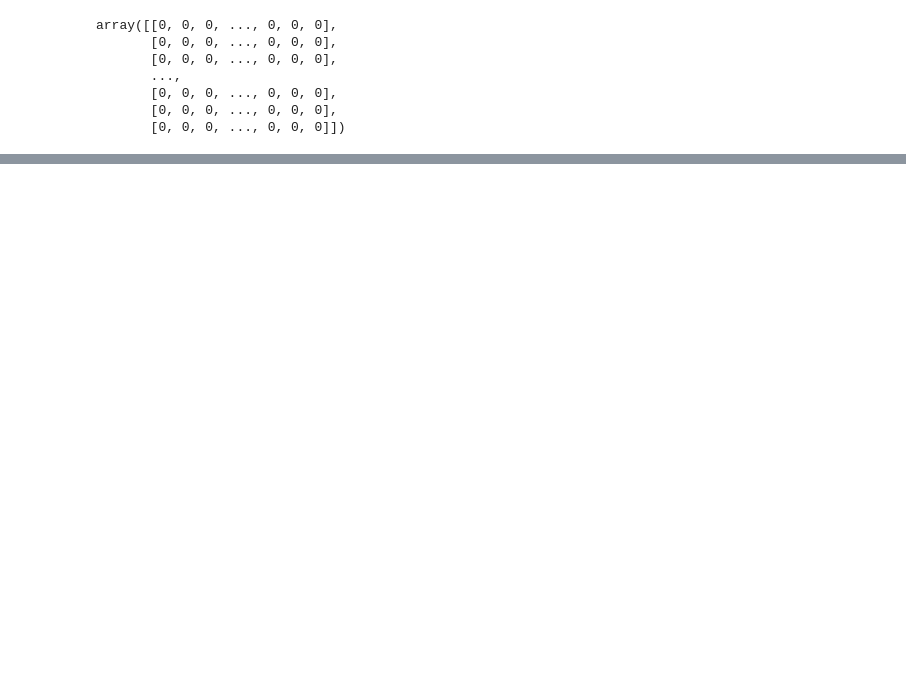
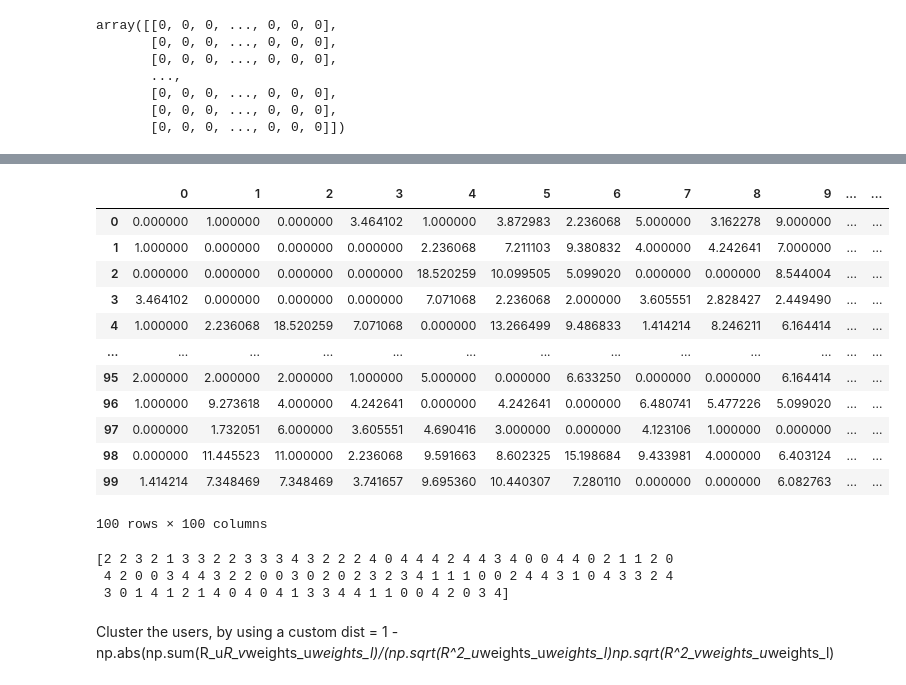
Before and after one commit to ThanosApostolou/aics-pattern-recognition, a Jupyter notebook: IMDB.ipynb, the cells around one changed output, grey strips where cells are left out. Saved outputs shown, nothing was run; the diff lists cells and outputs as text; code cells hidden in the pictures; blank space fills up the shorter version.

```diff
--- a/IMDB.ipynb
+++ b/IMDB.ipynb
@@ -334,17 +376,2 @@ AttributeError: 'numpy.ndarray' object has no attribute 'iloc'
-# %%
-# Compute the binary matrix
-binary_matrix = ratings_matrix.notna().astype(int)
-
-# Compute the pairwise distances between the binary rows
-row_norms = np.sum(binary_matrix ** 2, axis=1)
-dot_product = binary_matrix @ binary_matrix.T
-distance_matrix_binary = np.sqrt(row_norms[:, np.newaxis] + row_norms - 2*dot_product)
-
-# Compute the pairwise distances between the ratings
-rating_diff = ratings_matrix.values[:, np.newaxis, :] - ratings_matrix.values
-distance_matrix_rating = np.sqrt(np.sum((binary_matrix[:, np.newaxis, :] * rating_diff) ** 2, axis=-1))
-
-# Compute the weighted Euclidean distance
-weighted_distance_matrix = distance_matrix_rating * distance_matrix_binary
 # %%
 D
@@ -365,10 +393,33 @@ D
+# %%
+df_euclidean = pd.DataFrame(Dist_euclidean)
+df_euclidean
+# %% [output]
+|  | 0 | 1 | 2 | 3 | 4 | 5 | 6 | 7 | 8 | 9 | ... | ... |
+| 0 | 0.000000 | 1.000000 | 0.000000 | 3.464102 | 1.000000 | 3.872983 | 2.236068 | 5.000000 | 3.162278 | 9.000000 | ... | ... |
+| 1 | 1.000000 | 0.000000 | 0.000000 | 0.000000 | 2.236068 | 7.211103 | 9.380832 | 4.000000 | 4.242641 | 7.000000 | ... | ... |
+| 2 | 0.000000 | 0.000000 | 0.000000 | 0.000000 | 18.520259 | 10.099505 | 5.099020 | 0.000000 | 0.000000 | 8.544004 | ... | ... |
+| 3 | 3.464102 | 0.000000 | 0.000000 | 0.000000 | 7.071068 | 2.236068 | 2.000000 | 3.605551 | 2.828427 | 2.449490 | ... | ... |
+| 4 | 1.000000 | 2.236068 | 18.520259 | 7.071068 | 0.000000 | 13.266499 | 9.486833 | 1.414214 | 8.246211 | 6.164414 | ... | ... |
+| ... | ... | ... | ... | ... | ... | ... | ... | ... | ... | ... | ... | ... |
+| 95 | 2.000000 | 2.000000 | 2.000000 | 1.000000 | 5.000000 | 0.000000 | 6.633250 | 0.000000 | 0.000000 | 6.164414 | ... | ... |
+| 96 | 1.000000 | 9.273618 | 4.000000 | 4.242641 | 0.000000 | 4.242641 | 0.000000 | 6.480741 | 5.477226 | 5.099020 | ... | ... |
+| 97 | 0.000000 | 1.732051 | 6.000000 | 3.605551 | 4.690416 | 3.000000 | 0.000000 | 4.123106 | 1.000000 | 0.000000 | ... | ... |
+| 98 | 0.000000 | 11.445523 | 11.000000 | 2.236068 | 9.591663 | 8.602325 | 15.198684 | 9.433981 | 4.000000 | 6.403124 | ... | ... |
+| 99 | 1.414214 | 7.348469 | 7.348469 | 3.741657 | 9.695360 | 10.440307 | 7.280110 | 0.000000 | 0.000000 | 6.082763 | ... | ... |
+100 rows × 100 columns
 # %%
 from sklearn.cluster import KMeans
 # Cluster the users using K-means
-kmeans = KMeans(n_clusters=5).fit(D)
+kmeans = KMeans(n_clusters=5).fit(Dist_euclidean)
 
 # Get the cluster labels
 labels = kmeans.labels_
 
-# Print the labels for the first 10 users
+# Print the labels
 print(labels)
+# %% [output]
+[2 2 3 2 1 3 3 2 2 3 3 3 4 3 2 2 2 4 0 4 4 4 2 4 4 3 4 0 0 4 4 0 2 1 1 2 0
+ 4 2 0 0 3 4 4 3 2 2 0 0 3 0 2 0 2 3 2 3 4 1 1 1 0 0 2 4 4 3 1 0 4 3 3 2 4
+ 3 0 1 4 1 2 1 4 0 4 0 4 1 3 3 4 4 1 1 0 0 4 2 0 3 4]
+# %% [markdown]
+Cluster the users, by using a custom dist = 1 - np.abs(np.sum(R_u*R_v*weights_u*weights_l)/(np.sqrt(R^2_u*weights_u*weights_l)*np.sqrt(R^2_v*weights_u*weights_l)
```
Also changed, not shown: parts of 17 cells of this notebook.
